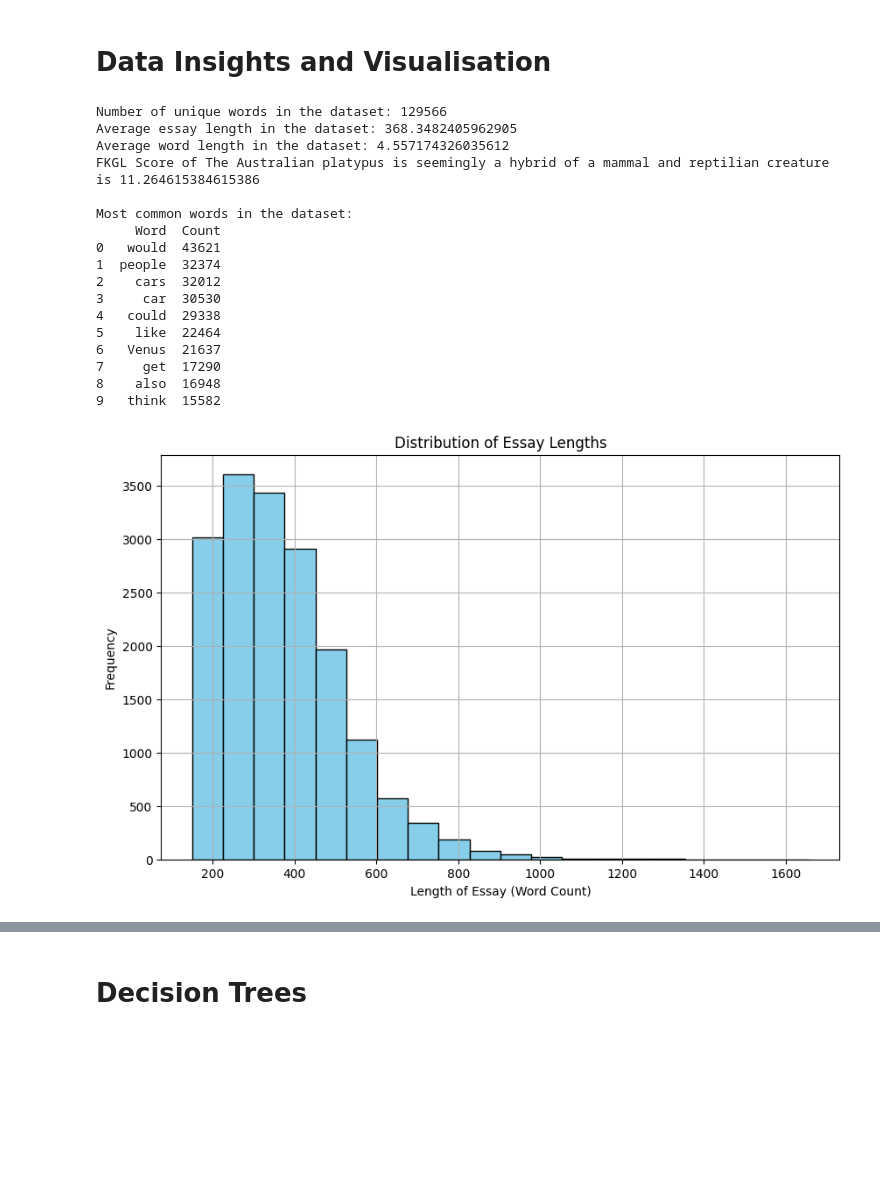
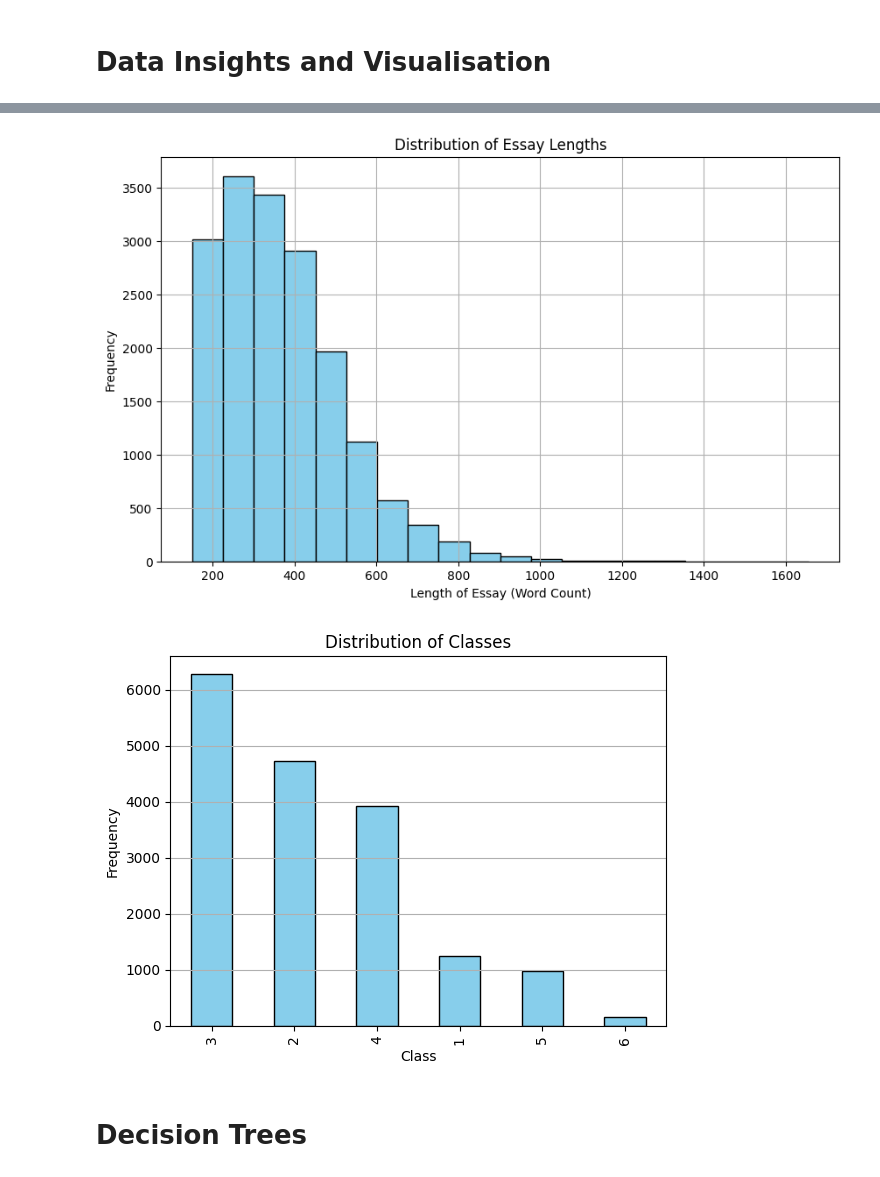
Before and after one commit to sachinprasanna7/Automated-Essay-Scoring, a Jupyter notebook: code_sachin.ipynb, the cells around one changed output, grey strips where cells are left out. Drawn from its saved outputs; the diff is of its cells as text; code cells hidden in the pictures; blank space fills up the shorter version.

```diff
--- a/code_sachin.ipynb
+++ b/code_sachin.ipynb
@@ -16,3 +21,9 @@ df_train = pd.read_csv('Dataset/train.csv')
+# %%
+dataset_train_path = 'Dataset/train.csv'
+dataset_test_path = 'Dataset/test.csv'
+# %%
+df_train = pd.read_csv(dataset_train_path)
+df_test = pd.read_csv(dataset_test_path)
 # %%
 df_train.head()
 # %% [output]
@@ -200,30 +308,29 @@ def plot_essay_length_distribution(df):
 # %%
-num_unique_words = count_unique_words(df_train)
-average_essay_length = get_average_essay_length(df_train)
-average_word_length = calculate_average_word_length(df_train)
-print("Number of unique words in the dataset:", num_unique_words)
-print("Average essay length in the dataset:", average_essay_length)
-print("Average word length in the dataset:", average_word_length)
-print("FKGL Score of The Australian platypus is seemingly a hybrid of a mammal and reptilian creature is" , calculate_fkgl("The Australian platypus is seemingly a hybrid of a mammal and reptilian creature"))
-print("\nMost common words in the dataset:")
-most_common_words = get_most_common_words(df_train)
-plot_essay_length_distribution(df_train)
+def get_data_insights(df):
+    """
+    Generates insights from the dataset.
+
+    """
+
+    num_unique_words = count_unique_words(df_train)
+    average_essay_length = get_average_essay_length(df_train)
+    average_word_length = calculate_average_word_length(df_train)
+    average_words_per_sentence = calculate_average_words_per_sentence(df_train)
+    average_paragraphs = calculate_average_paragraphs_per_essay(df_train)
+    average_sentences = calculate_average_sentences_per_paragraph(df_train)
+    average_words = calculate_average_words_per_paragraph(df_train)
+    print("Number of unique words in the dataset:", num_unique_words)
+    print("Average essay length in the dataset:", average_essay_length)
+    print("Average word length in the dataset:", average_word_length)
+    print("Average number of words per sentence in the dataset:", average_words_per_sentence)
+    print("Average number of paragraphs per essay in the dataset:", average_paragraphs)
+    print("Average number of sentences per paragraph in the dataset:", average_sentences)
+    print("Average number of words per paragraph in the dataset:", average_words)
+    print("Most common words in the dataset:")
+    get_most_common_words(df_train)
+    plot_essay_length_distribution(df_train)
+    plot_class_distribution(df_train)
-# %% [output]
-Number of unique words in the dataset: 129566
-Average essay length in the dataset: 368.3482405962905
-Average word length in the dataset: 4.557174326035612
-FKGL Score of The Australian platypus is seemingly a hybrid of a mammal and reptilian creature is 11.264615384615386
-
-Most common words in the dataset:
-     Word  Count
-0   would  43621
-1  people  32374
-2    cars  32012
-3     car  30530
-4   could  29338
-5    like  22464
-6   Venus  21637
-7     get  17290
-8    also  16948
-9   think  15582
-[figure, removed]
+# %%
+print("Data Insights for the training dataset:")
+get_data_insights(df_train)
+# %% [output]
@@ -230,2 +357,4 @@ Most common words in the dataset:
+[figure, added]
+[figure, added]
 # %% [markdown]
 # Decision Trees
```
Also changed, not shown: parts of 19 cells of this notebook.
